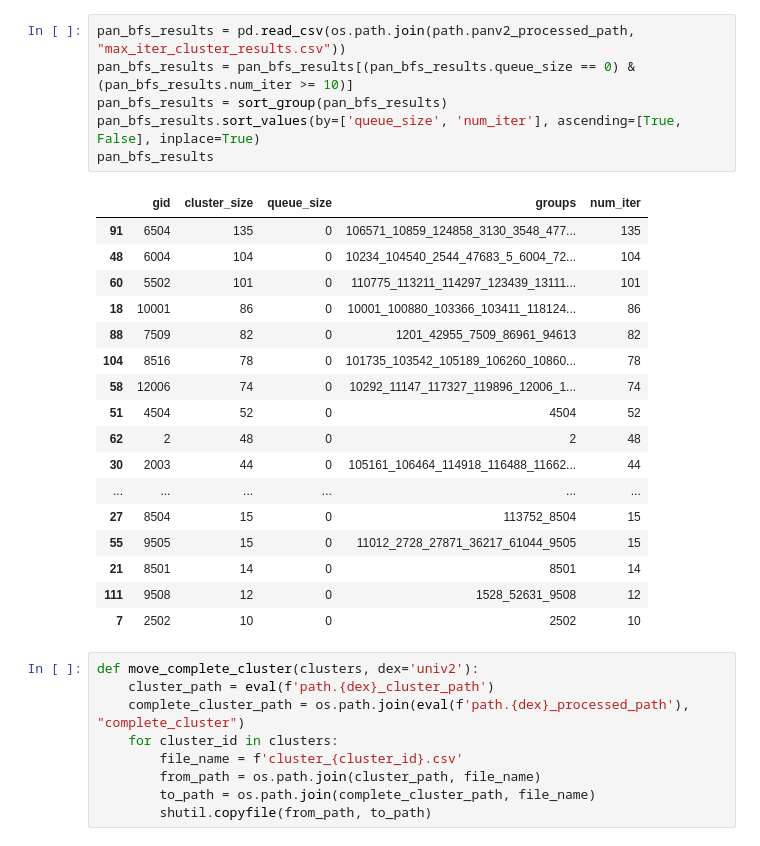
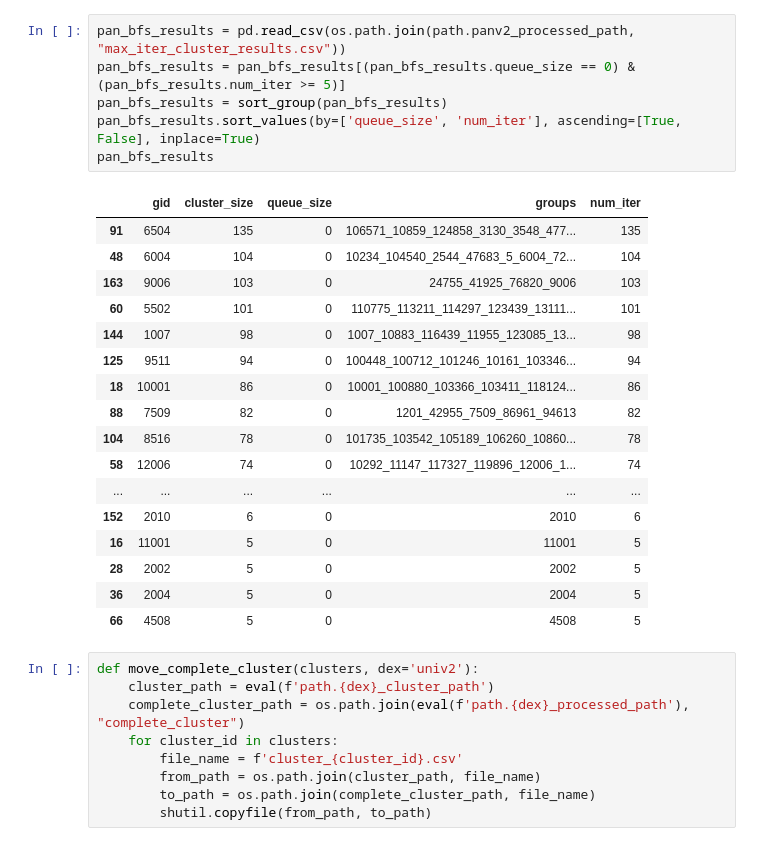
Before and after one commit to duyhuynhdev/serial-scammer-analyser, a Jupyter notebook: main/analysis/cluster_analysis.ipynb, the cells around one changed output. Cells and saved outputs as stored; diff of their text form.

```diff
--- a/main/analysis/cluster_analysis.ipynb
+++ b/main/analysis/cluster_analysis.ipynb
@@ -46,27 +58,27 @@ uni_bfs_results
 # %%
 pan_bfs_results = pd.read_csv(os.path.join(path.panv2_processed_path, "max_iter_cluster_results.csv"))
-pan_bfs_results = pan_bfs_results[(pan_bfs_results.queue_size == 0) & (pan_bfs_results.num_iter >= 10)]
+pan_bfs_results = pan_bfs_results[(pan_bfs_results.queue_size == 0) & (pan_bfs_results.num_iter >= 5)]
 pan_bfs_results = sort_group(pan_bfs_results)
 pan_bfs_results.sort_values(by=['queue_size', 'num_iter'], ascending=[True, False], inplace=True)
 pan_bfs_results
 # %% [output]
 |  | gid | cluster_size | queue_size | groups | num_iter |
 | 91 | 6504 | 135 | 0 | 106571_10859_124858_3130_3548_477... | 135 |
 | 48 | 6004 | 104 | 0 | 10234_104540_2544_47683_5_6004_72... | 104 |
+| 163 | 9006 | 103 | 0 | 24755_41925_76820_9006 | 103 |
 | 60 | 5502 | 101 | 0 | 110775_113211_114297_123439_13111... | 101 |
+| 144 | 1007 | 98 | 0 | 1007_10883_116439_11955_123085_13... | 98 |
+| 125 | 9511 | 94 | 0 | 100448_100712_101246_10161_103346... | 94 |
 | 18 | 10001 | 86 | 0 | 10001_100880_103366_103411_118124... | 86 |
 | 88 | 7509 | 82 | 0 | 1201_42955_7509_86961_94613 | 82 |
 | 104 | 8516 | 78 | 0 | 101735_103542_105189_106260_10860... | 78 |
 | 58 | 12006 | 74 | 0 | 10292_11147_117327_119896_12006_1... | 74 |
-| 51 | 4504 | 52 | 0 | 4504 | 52 |
-| 62 | 2 | 48 | 0 | 2 | 48 |
-| 30 | 2003 | 44 | 0 | 105161_106464_114918_116488_11662... | 44 |
 | ... | ... | ... | ... | ... | ... |
-| 27 | 8504 | 15 | 0 | 113752_8504 | 15 |
-| 55 | 9505 | 15 | 0 | 11012_2728_27871_36217_61044_9505 | 15 |
-| 21 | 8501 | 14 | 0 | 8501 | 14 |
-| 111 | 9508 | 12 | 0 | 1528_52631_9508 | 12 |
-| 7 | 2502 | 10 | 0 | 2502 | 10 |
+| 152 | 2010 | 6 | 0 | 2010 | 6 |
+| 16 | 11001 | 5 | 0 | 11001 | 5 |
+| 28 | 2002 | 5 | 0 | 2002 | 5 |
+| 36 | 2004 | 5 | 0 | 2004 | 5 |
+| 66 | 4508 | 5 | 0 | 4508 | 5 |
 # %%
 def move_complete_cluster(clusters, dex='univ2'):
     cluster_path = eval(f'path.{dex}_cluster_path')
```
Also changed, not shown: parts of 2 cells of this notebook, 23 other files.
